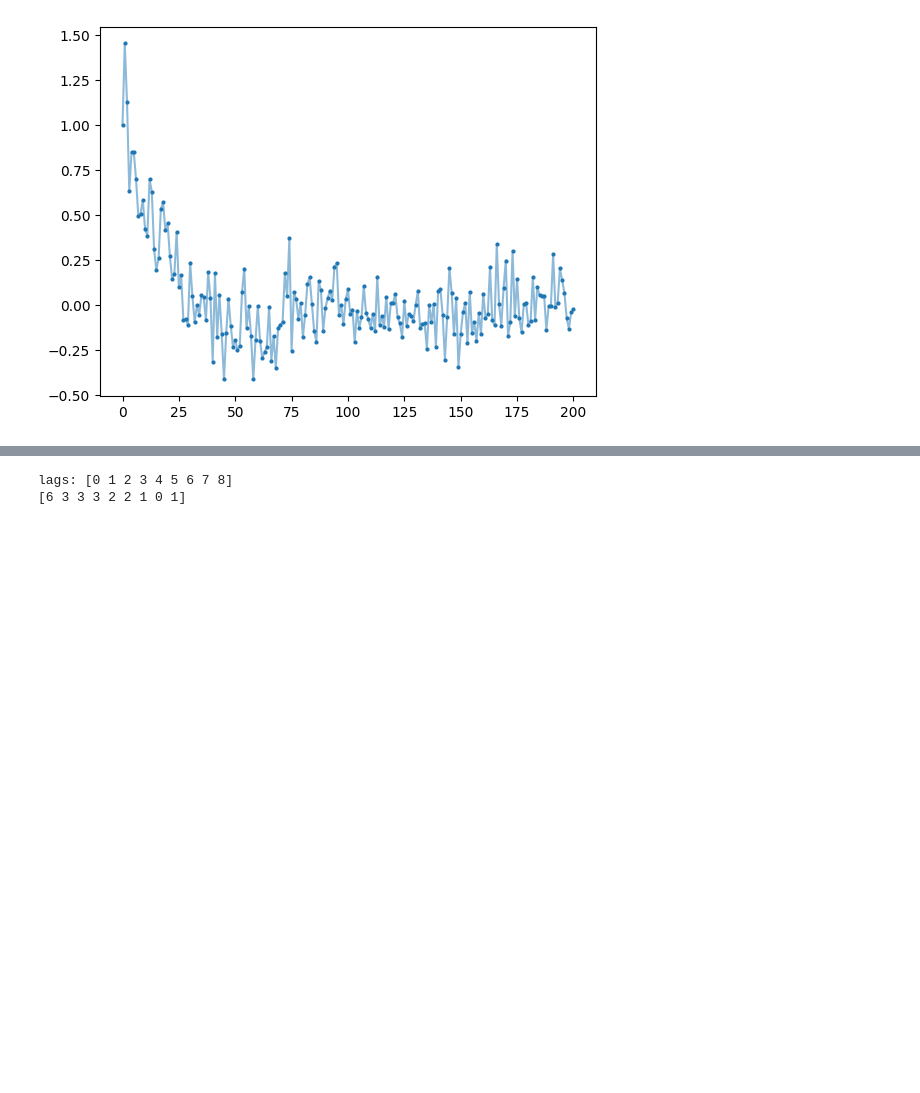
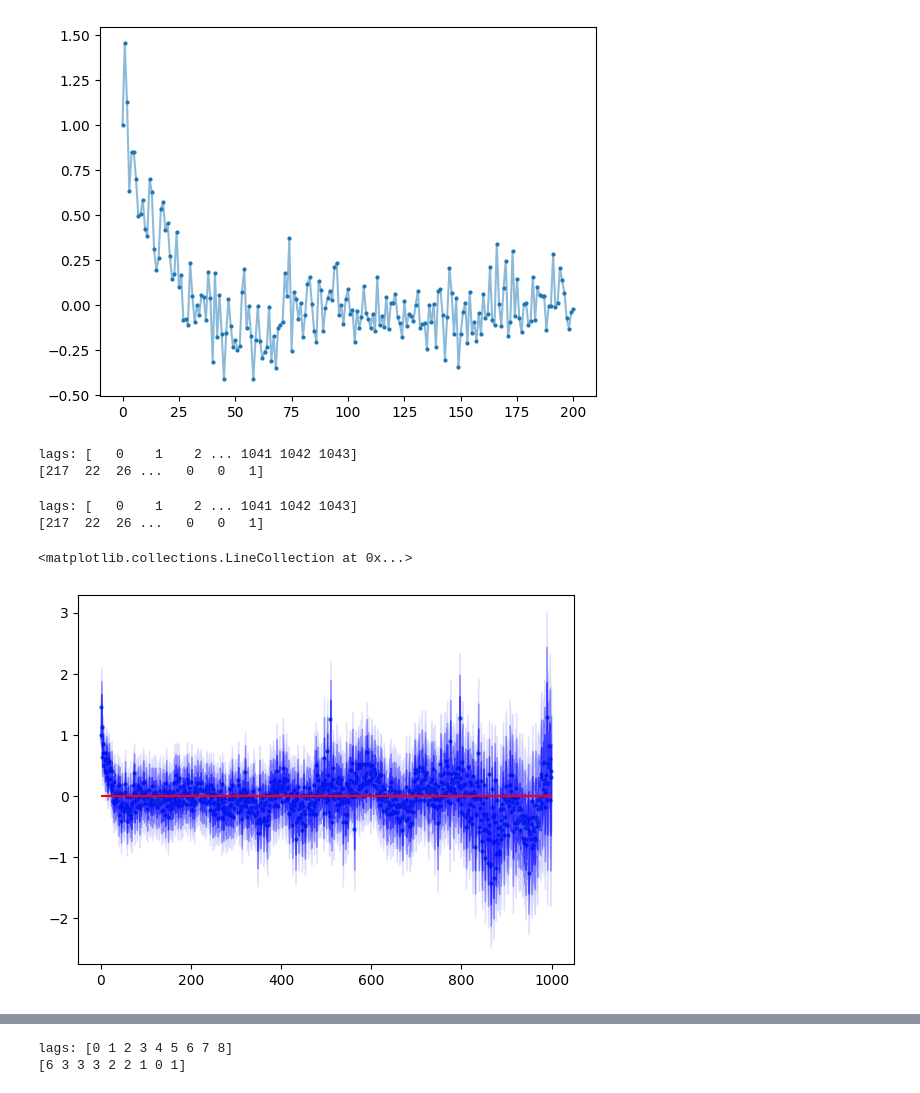
Before and after one commit to miriamzara/LCPA_project, a Jupyter notebook: new_analyisis_miriam.ipynb, the cells around one changed output, grey strips where cells are left out. Cells and saved outputs as stored; diff of their text form; code cells hidden in the pictures; blank space fills up the shorter version.

```diff
--- a/new_analyisis_miriam.ipynb
+++ b/new_analyisis_miriam.ipynb
@@ -110,6 +132,9 @@ plt.scatter(np.arange(0, lag_max + 1), acf_, s = 4)
 <matplotlib.collections.PathCollection at 0x...>
 [figure]
 # %%
+from scipy.stats import chi2
+
+
 # Anatomy of stattools.acovf
 # Super nice code!
 # My own attempt was a mess with respect to this
@@ -118,8 +143,10 @@ plt.scatter(np.arange(0, lag_max + 1), acf_, s = 4)
 #x = np.array([1, np.nan, 2, 3,5,6,np.nan])
 
 
-def acf_with_missing(y):
+def acf_with_missing(y, return_ljung_box = False):
+
     x = y.copy()
+    n = len(x)
     notmask_bool = ~np.isnan(x)  # bool
     notmask_int = notmask_bool.astype(int) # zeros for nan
     # Must copy for thread safety
@@ -130,7 +157,7 @@ def acf_with_missing(y):
     xo[~notmask_bool] = 0
     #print(xo)
 
-    n = len(x)
+
     # compute number of valid pairs
     d = np.correlate(notmask_int, notmask_int, "full")
     #print("lags:", np.arange(0, len(d)) - (n-1))
@@ -143,6 +170,53 @@ def acf_with_missing(y):
     acov = np.correlate(xo, xo, "full")[n - 1 :] / d[n - 1 :]
     acov[~valid_pairs] = np.nan
     #print(acov)
-    return acov
+    # White noise errors
+    white_errors = 1/ np.sqrt(d[n-1 :])
+    white_errors[~valid_pairs] = np.nan
+    acf = acov/acov[0]
+    if return_ljung_box == False:
+        return acf, white_errors
+    else:
+    # Ljung box statistics
+        ret = (
+            n
+            * (n + 2)
+            * np.cumsum((1.0 / d[n - 1 :]) * acf ** 2)
+        )
+        chi2_ = chi2.sf(x = ret, df = np.arange(1, n+1))
+        return acf, white_errors, ret, chi2_
 
 #acov = acf_with_missing(x)
+x = counts.to_numpy()
+lag_max = len(x)
+
+acf_mine, white_errors = acf_with_missing(x)
+# %% [output]
+lags: [   0    1    2 ... 1041 1042 1043]
+[217  22  26 ...   0   0   1]
+# %%
+x = counts.to_numpy()
+lag_max = len(x)
+
+acf_mine, white_errors = acf_with_missing(x)
+
+
+acf_ = acf(x, nlags= lag_max, adjusted = True, missing = "conservative")
+
+
+
+lag_max_plot = 1000
+#plt.plot(np.arange(0, lag_max_plot), acf_mine[0:lag_max_plot], color = "blue", linewidth = 0.1, alpha = 1,label = "mine")
+plt.scatter(np.arange(0, lag_max_plot), acf_mine[0: lag_max_plot], s = 4)
+plt.fill_between(x = np.arange(0, lag_max_plot), y1 =acf_mine[0: lag_max_plot] - white_errors[0:lag_max_plot], y2 =acf_mine[0: lag_max_plot] + white_errors[0:lag_max_plot], color = "blue", alpha = 0.5 )
+plt.fill_between(x = np.arange(0, lag_max_plot), y1 =acf_mine[0: lag_max_plot] - 2* white_errors[0:lag_max_plot], y2 =acf_mine[0: lag_max_plot] + 2*white_errors[0:lag_max_plot], color = "blue", alpha = 0.3 )
+plt.fill_between(x = np.arange(0, lag_max_plot), y1 =acf_mine[0: lag_max_plot] - 3* white_errors[0:lag_max_plot], y2 =acf_mine[0: lag_max_plot] + 3*white_errors[0:lag_max_plot], color = "blue", alpha = 0.1 )
+plt.hlines( y= 0, xmin = 0, xmax = lag_max_plot, color = "red")
+#plt.plot(np.arange(0, lag_max_plot), acf_[0: lag_max_plot], alpha = 0.5, label = "library")
+#plt.scatter(np.arange(0, lag_max_plot), acf_[0: lag_max_plot], s = 4)
+#plt.legend()
+# %% [output]
+lags: [   0    1    2 ... 1041 1042 1043]
+[217  22  26 ...   0   0   1]
+<matplotlib.collections.LineCollection at 0x...>
+[figure, added]
```
Also changed, not shown: parts of 17 cells of this notebook, 1 other file.
